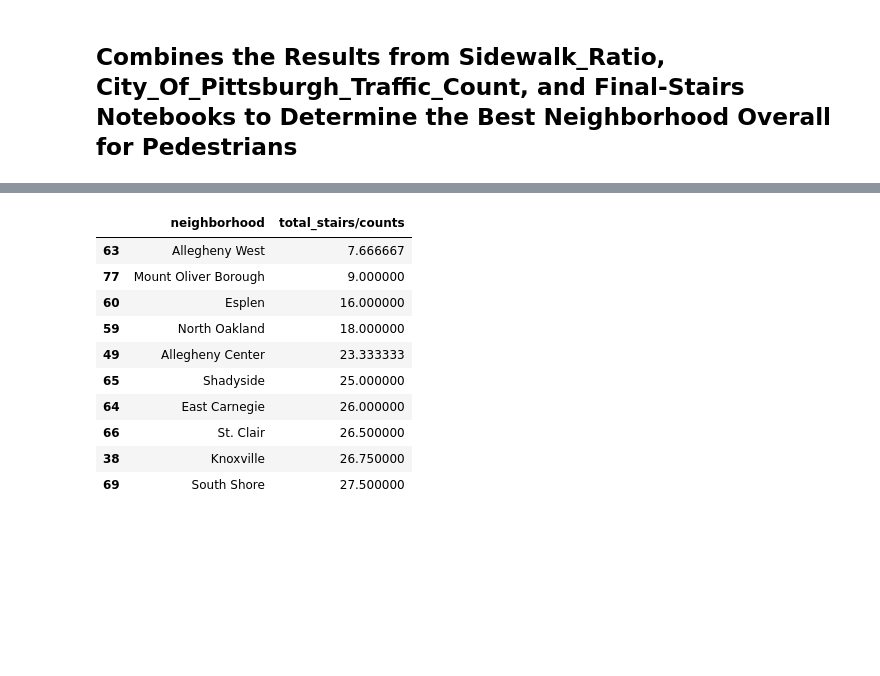
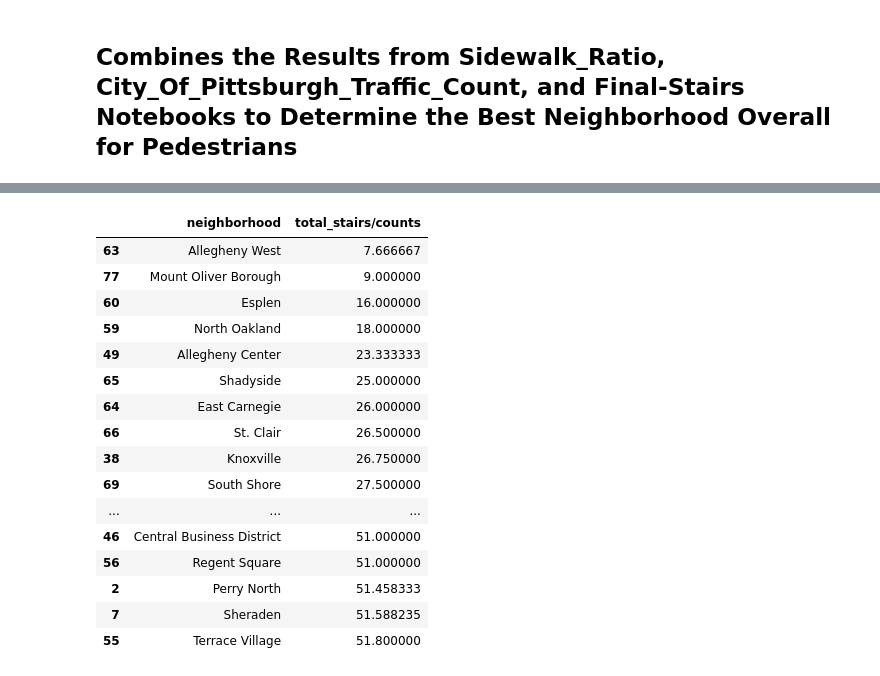
Before and after one commit to tahmad4/big-ideas-final-project-group-39, a Jupyter notebook: The_Best_Neighborhood.ipynb, the cells around one changed output, grey strips where cells are left out. Cells and saved outputs as stored; diff of their text form; code cells hidden in the pictures; blank space fills up the shorter version.

```diff
--- a/The_Best_Neighborhood.ipynb
+++ b/The_Best_Neighborhood.ipynb
@@ -22,15 +30,21 @@ sorted_ratios.head(10)
 # %%
 %store -r final_df
-final_df.head(10)
+final_df.head(50)
 # %% [output]
 |  | neighborhood | total_stairs/counts |
 | 63 | Allegheny West | 7.666667 |
 | 77 | Mount Oliver Borough | 9.000000 |
 | 60 | Esplen | 16.000000 |
 | 59 | North Oakland | 18.000000 |
 | 49 | Allegheny Center | 23.333333 |
 | 65 | Shadyside | 25.000000 |
 | 64 | East Carnegie | 26.000000 |
 | 66 | St. Clair | 26.500000 |
 | 38 | Knoxville | 26.750000 |
 | 69 | South Shore | 27.500000 |
+| ... | ... | ... |
+| 46 | Central Business District | 51.000000 |
+| 56 | Regent Square | 51.000000 |
+| 2 | Perry North | 51.458333 |
+| 7 | Sheraden | 51.588235 |
+| 55 | Terrace Village | 51.800000 |
```
Also changed, not shown: parts of 4 cells of this notebook, 4 other files.
